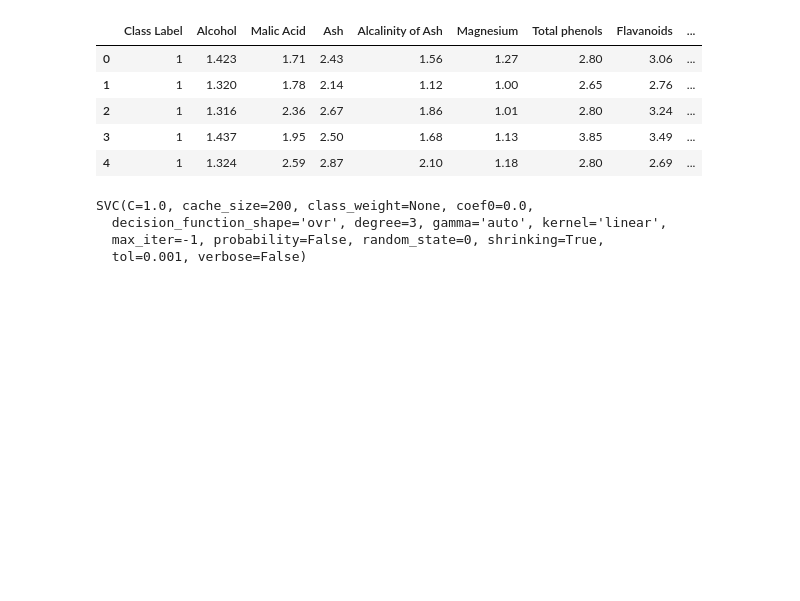
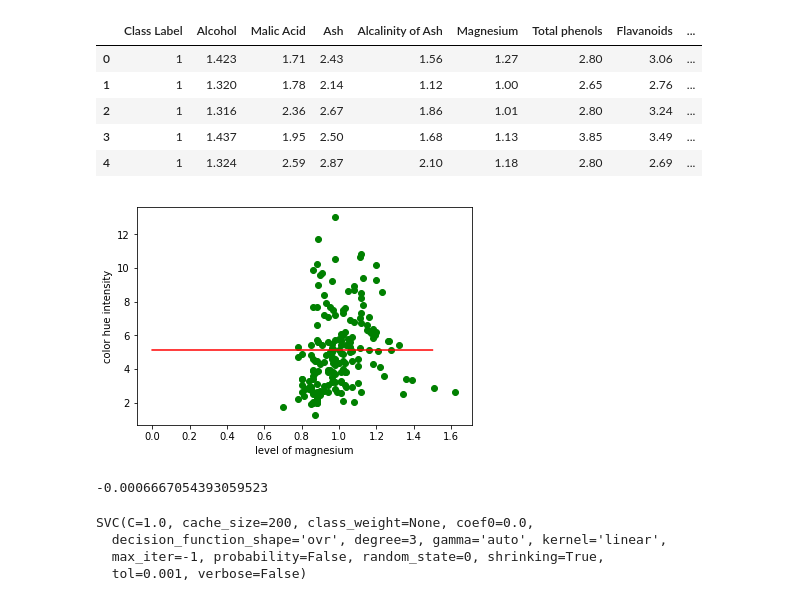
Before and after one commit to thma4828/Data-Science-Fall-2018, a Jupyter notebook: WineClassify.ipynb, the cells around one changed output. Drawn from its saved outputs; the diff is of its cells as text; code cells hidden in the pictures; blank space fills up the shorter version.

```diff
--- a/WineClassify.ipynb
+++ b/WineClassify.ipynb
@@ -35,6 +35,45 @@ df_wine.head()
 # %%
 X = df_wine.iloc[:, 1:].values
 y = df_wine.iloc[:, 0].values
+# %%
+#LETS DO SLR ON MAGNESIUM CONTENT COMPARED TO COLOR INTENSITY.
+x1, y1 = df_wine.iloc[:, 5], df_wine.iloc[:, 10]
+
+def get_slr(x, y):
+    yh = np.mean(y)
+    xh = np.mean(X)
+    num = 0
+    denom = 0
+    for ind in range(len(x)):
+        xi = x[ind]
+        yi = y[ind]
+        num += (xi - xh)*(yi - yh)
+        denom += (xi - xh)
+    B = num / denom
+    a = yh - (B*xh)
+    return a, B
+
+a, B = get_slr(x1, y1)
+
+def f(x):
+    return a + (B*x)
+
+xr = np.arange(0.0, 1.6, 0.1)
+yr = [f(xi) for xi in xr]
+
+import matplotlib
+import matplotlib.pyplot as plt
+
+plt.scatter(x1, y1, color='green')
+plt.plot(xr, yr, color='red')
+plt.xlabel('level of magnesium')
+plt.ylabel('color hue intensity')
+plt.show()
+
+print(B)
+# %% [output]
+[figure, added]
+-0.0006667054393059523
 # %%
 X_train, X_test, y_train, y_test = train_test_split(X, y, test_size=0.3, random_state=0)
 # %%
```
Also changed, not shown: parts of 7 cells of this notebook, 2 other files.
